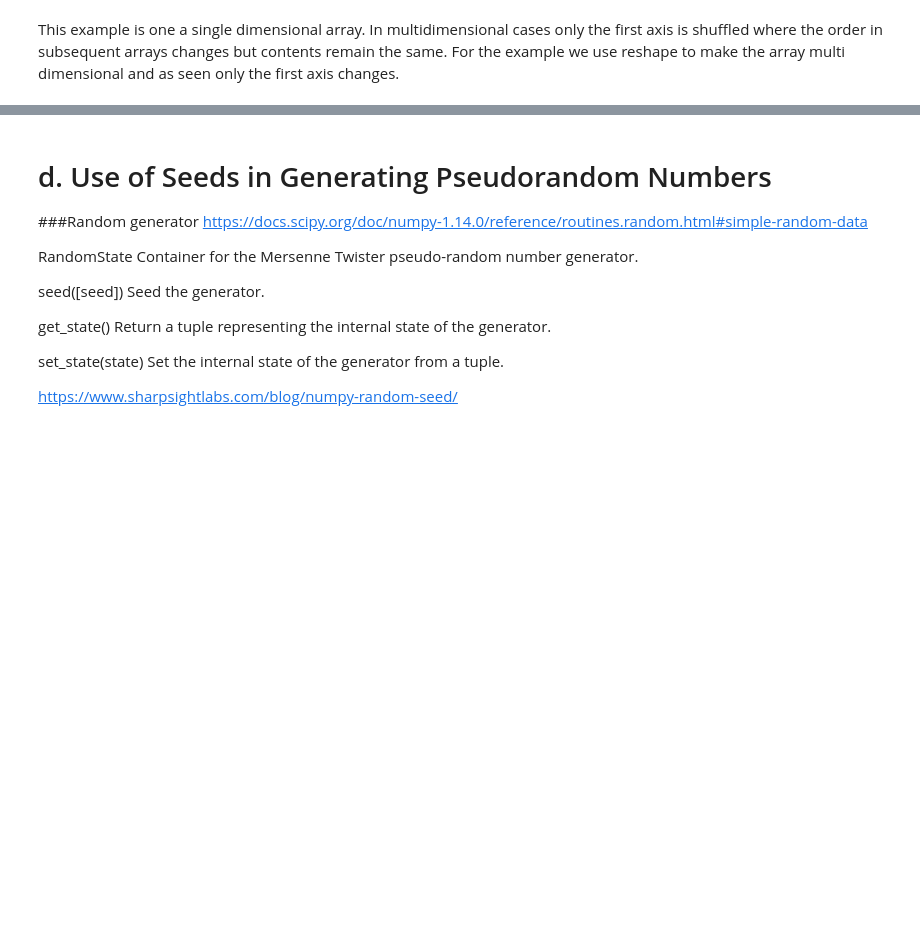
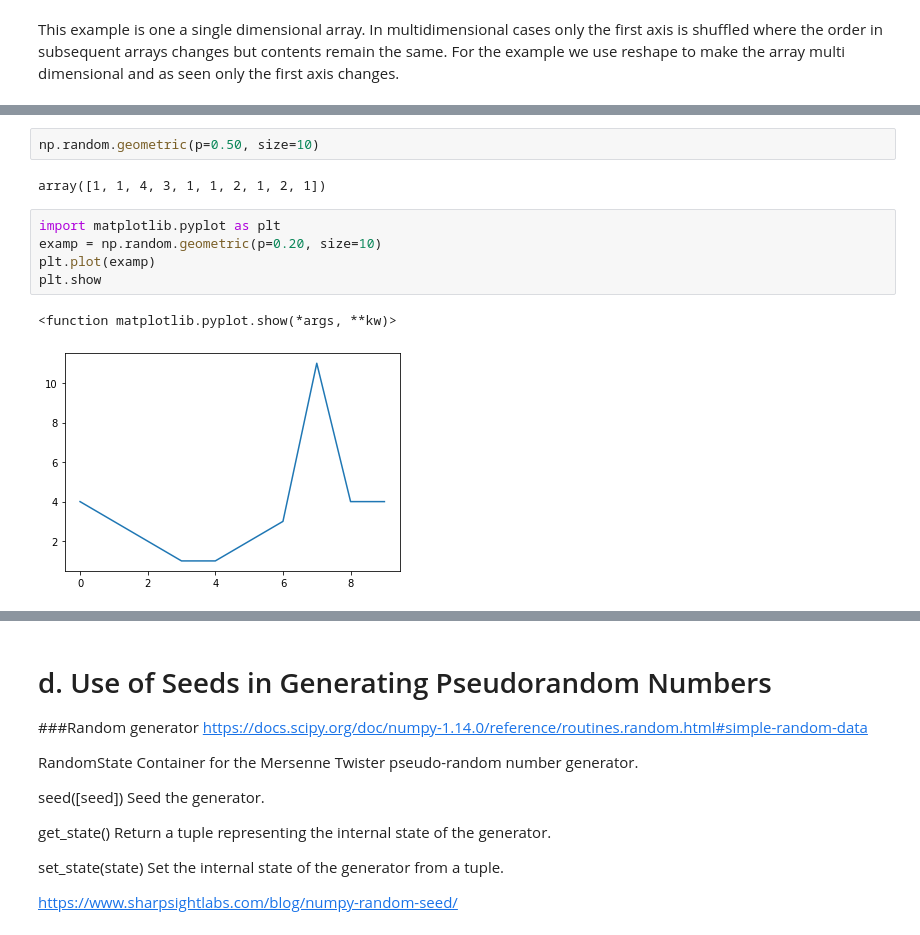
Before and after one commit to garycunningham89/progdataanalysis, a Jupyter notebook: Programming for Data Analysis Assignment.ipynb, the cells around one changed output, grey strips where cells are left out. Saved outputs shown, nothing was run; the diff lists cells and outputs as text; blank space fills up the shorter version.

```diff
--- a/Programming for Data Analysis Assignment.ipynb
+++ b/Programming for Data Analysis Assignment.ipynb
@@ -404,0 +366,12 @@ zipf(a[, size])	Draw samples from a Zipf distribution.
+# %%
+np.random.geometric(p=0.50, size=10)
+# %% [output]
+array([1, 1, 4, 3, 1, 1, 2, 1, 2, 1])
+# %%
+import matplotlib.pyplot as plt
+examp = np.random.geometric(p=0.20, size=10)
+plt.plot(examp)
+plt.show
+# %% [output]
+<function matplotlib.pyplot.show(*args, **kw)>
+[figure, added]
```
Also changed, not shown: parts of 20 cells of this notebook.
